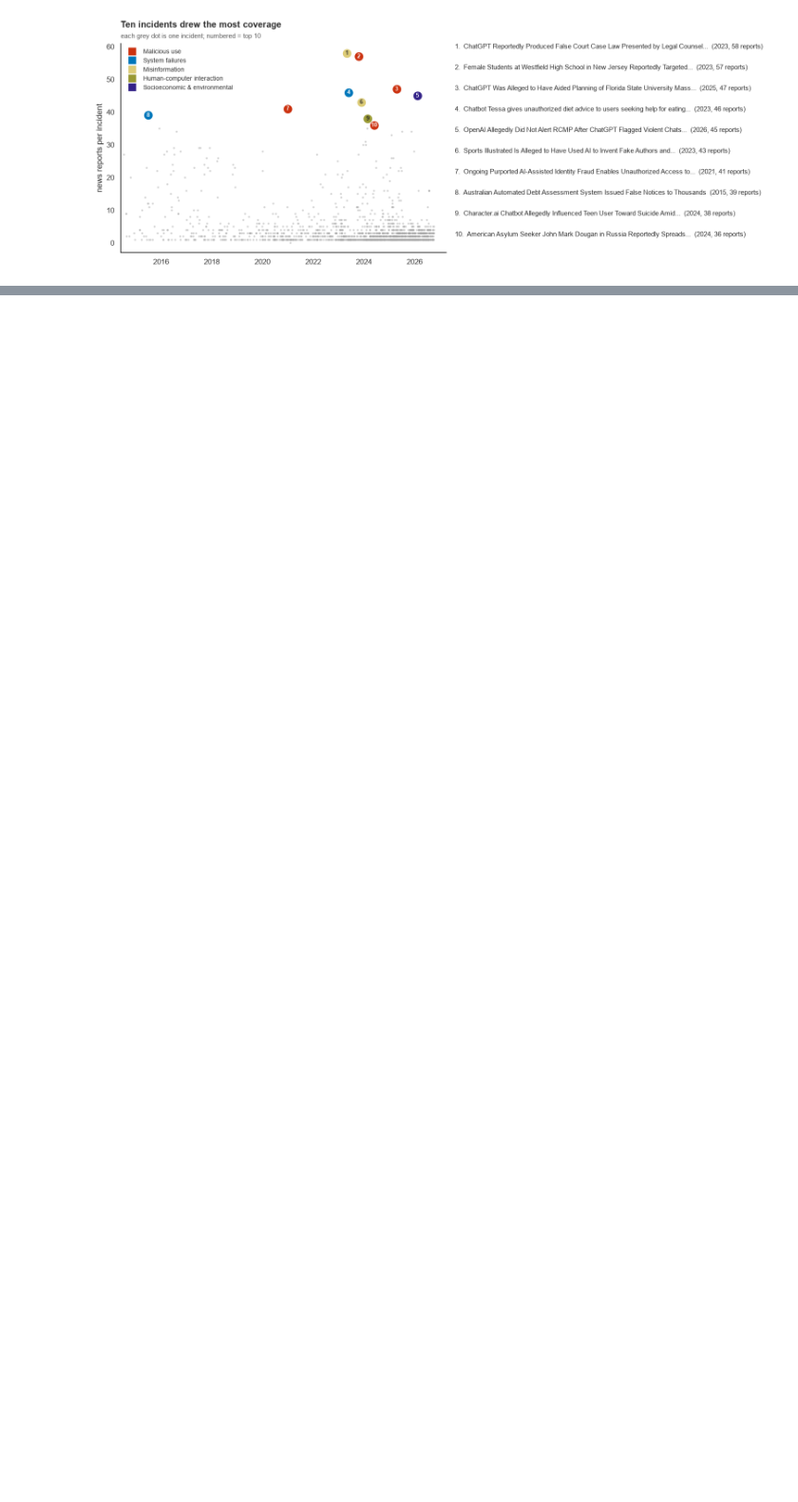
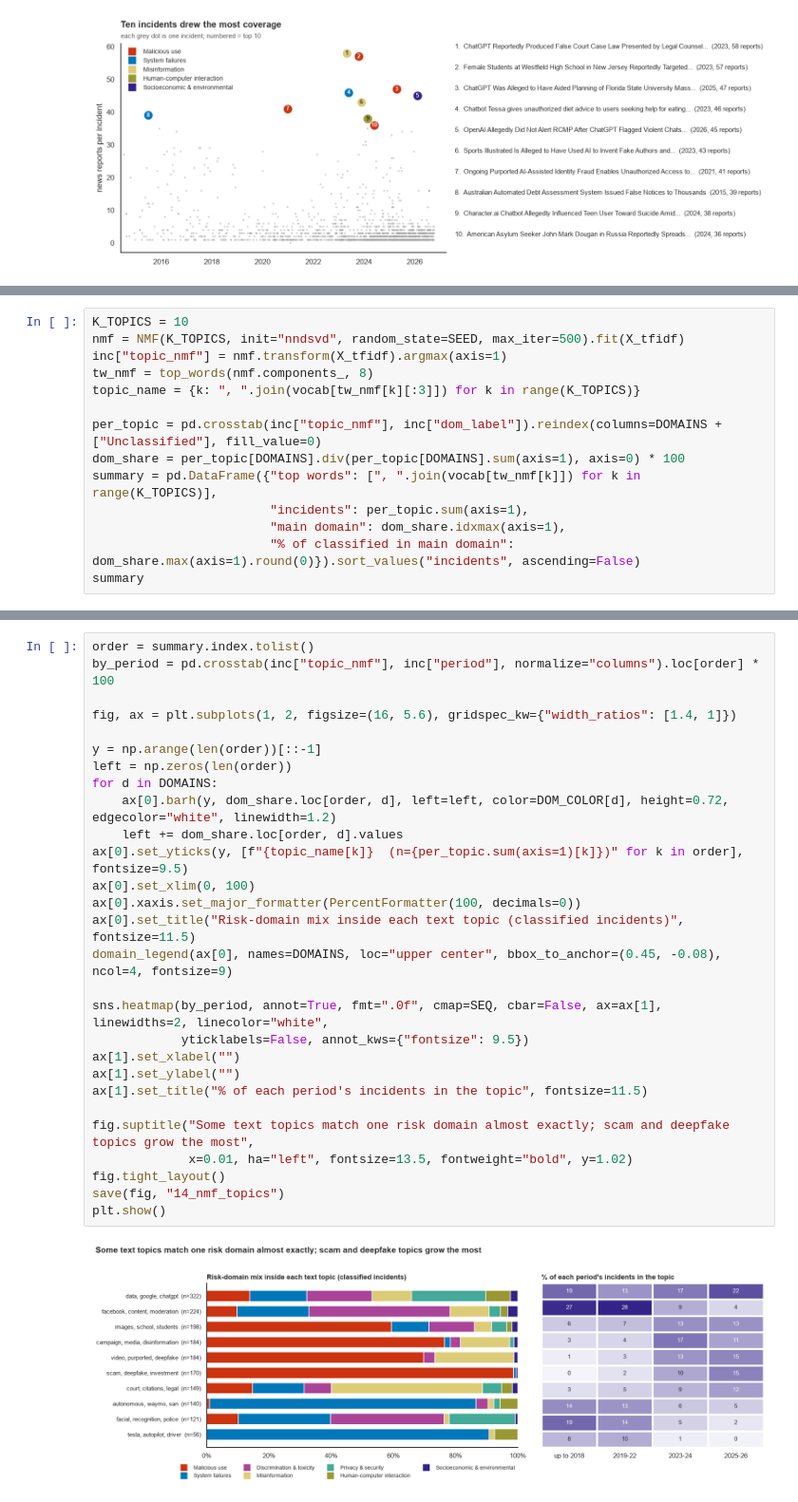
Before and after one commit to nnamyslowska/ai-incidents-analysis, a Jupyter notebook: ai_incidents.ipynb, the cells around one changed output, grey strips where cells are left out. Shown at 95% size. Saved outputs shown, nothing was run; the diff lists cells and outputs as text; blank space fills up the shorter version.

```diff
--- a/ai_incidents.ipynb
+++ b/ai_incidents.ipynb
@@ -2262,0 +1488,14 @@ All numbers below come from this snapshot (19 Oct 2026). 2026 is a partial year.
+# %%
+K_TOPICS = 10
+nmf = NMF(K_TOPICS, init="nndsvd", random_state=SEED, max_iter=500).fit(X_tfidf)
+inc["topic_nmf"] = nmf.transform(X_tfidf).argmax(axis=1)
+tw_nmf = top_words(nmf.components_, 8)
+topic_name = {k: ", ".join(vocab[tw_nmf[k][:3]]) for k in range(K_TOPICS)}
+
+per_topic = pd.crosstab(inc["topic_nmf"], inc["dom_label"]).reindex(columns=DOMAINS + ["Unclassified"], fill_value=0)
+dom_share = per_topic[DOMAINS].div(per_topic[DOMAINS].sum(axis=1), axis=0) * 100
+summary = pd.DataFrame({"top words": [", ".join(vocab[tw_nmf[k]]) for k in range(K_TOPICS)],
+                        "incidents": per_topic.sum(axis=1),
+                        "main domain": dom_share.idxmax(axis=1),
+                        "% of classified in main domain": dom_share.max(axis=1).round(0)}).sort_values("incidents", ascending=False)
+summary
@@ -2262,0 +1515,30 @@ All numbers below come from this snapshot (19 Oct 2026). 2026 is a partial year.
+# %%
+order = summary.index.tolist()
+by_period = pd.crosstab(inc["topic_nmf"], inc["period"], normalize="columns").loc[order] * 100
+
+fig, ax = plt.subplots(1, 2, figsize=(16, 5.6), gridspec_kw={"width_ratios": [1.4, 1]})
+
+y = np.arange(len(order))[::-1]
+left = np.zeros(len(order))
+for d in DOMAINS:
+    ax[0].barh(y, dom_share.loc[order, d], left=left, color=DOM_COLOR[d], height=0.72, edgecolor="white", linewidth=1.2)
+    left += dom_share.loc[order, d].values
+ax[0].set_yticks(y, [f"{topic_name[k]}  (n={per_topic.sum(axis=1)[k]})" for k in order], fontsize=9.5)
+ax[0].set_xlim(0, 100)
+ax[0].xaxis.set_major_formatter(PercentFormatter(100, decimals=0))
+ax[0].set_title("Risk-domain mix inside each text topic (classified incidents)", fontsize=11.5)
+domain_legend(ax[0], names=DOMAINS, loc="upper center", bbox_to_anchor=(0.45, -0.08), ncol=4, fontsize=9)
+
+sns.heatmap(by_period, annot=True, fmt=".0f", cmap=SEQ, cbar=False, ax=ax[1], linewidths=2, linecolor="white",
+            yticklabels=False, annot_kws={"fontsize": 9.5})
+ax[1].set_xlabel("")
+ax[1].set_ylabel("")
+ax[1].set_title("% of each period's incidents in the topic", fontsize=11.5)
+
+fig.suptitle("Some text topics match one risk domain almost exactly; scam and deepfake topics grow the most",
+             x=0.01, ha="left", fontsize=13.5, fontweight="bold", y=1.02)
+fig.tight_layout()
+save(fig, "14_nmf_topics")
+plt.show()
+# %% [output]
+[figure, added]
```
Also changed, not shown: parts of 107 cells of this notebook.
